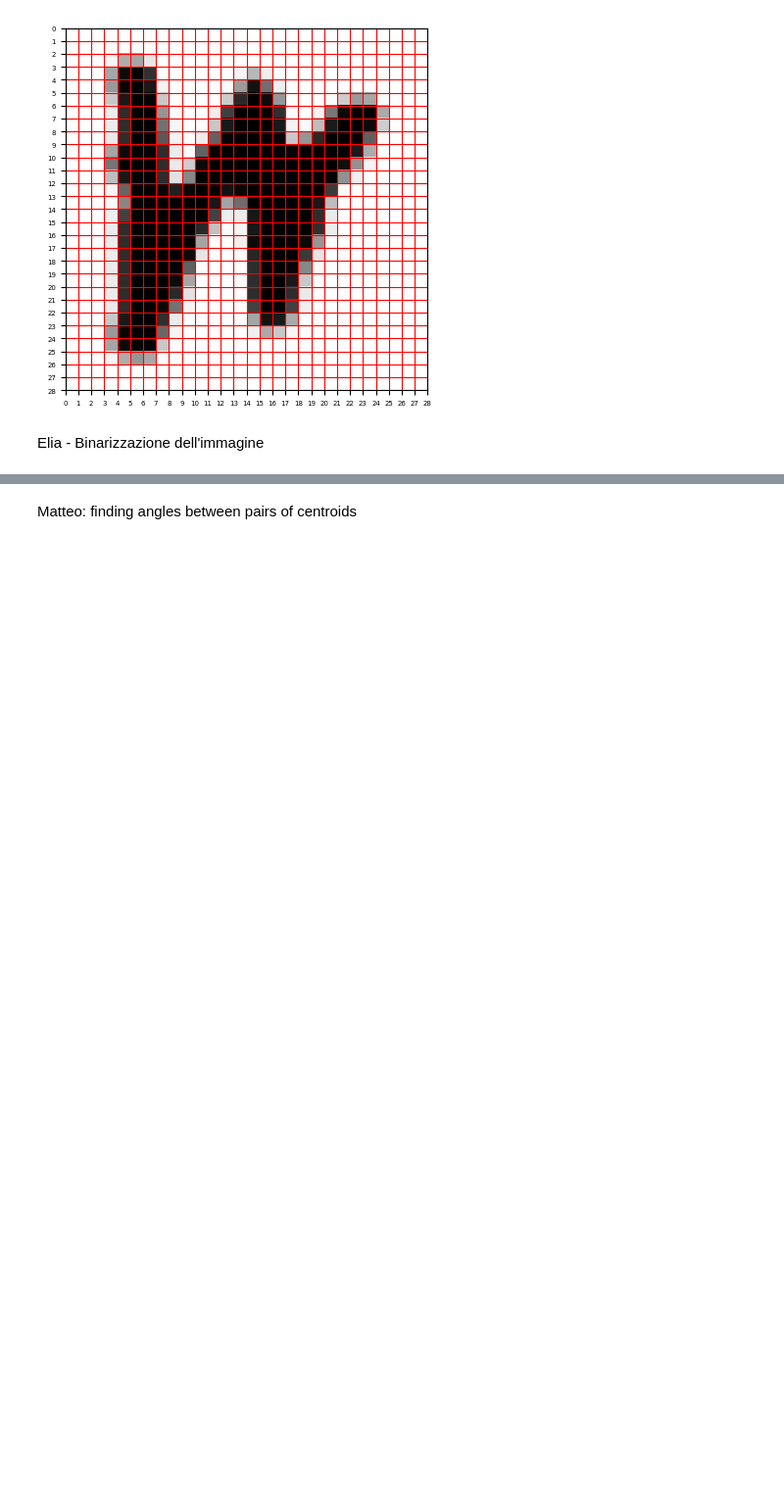
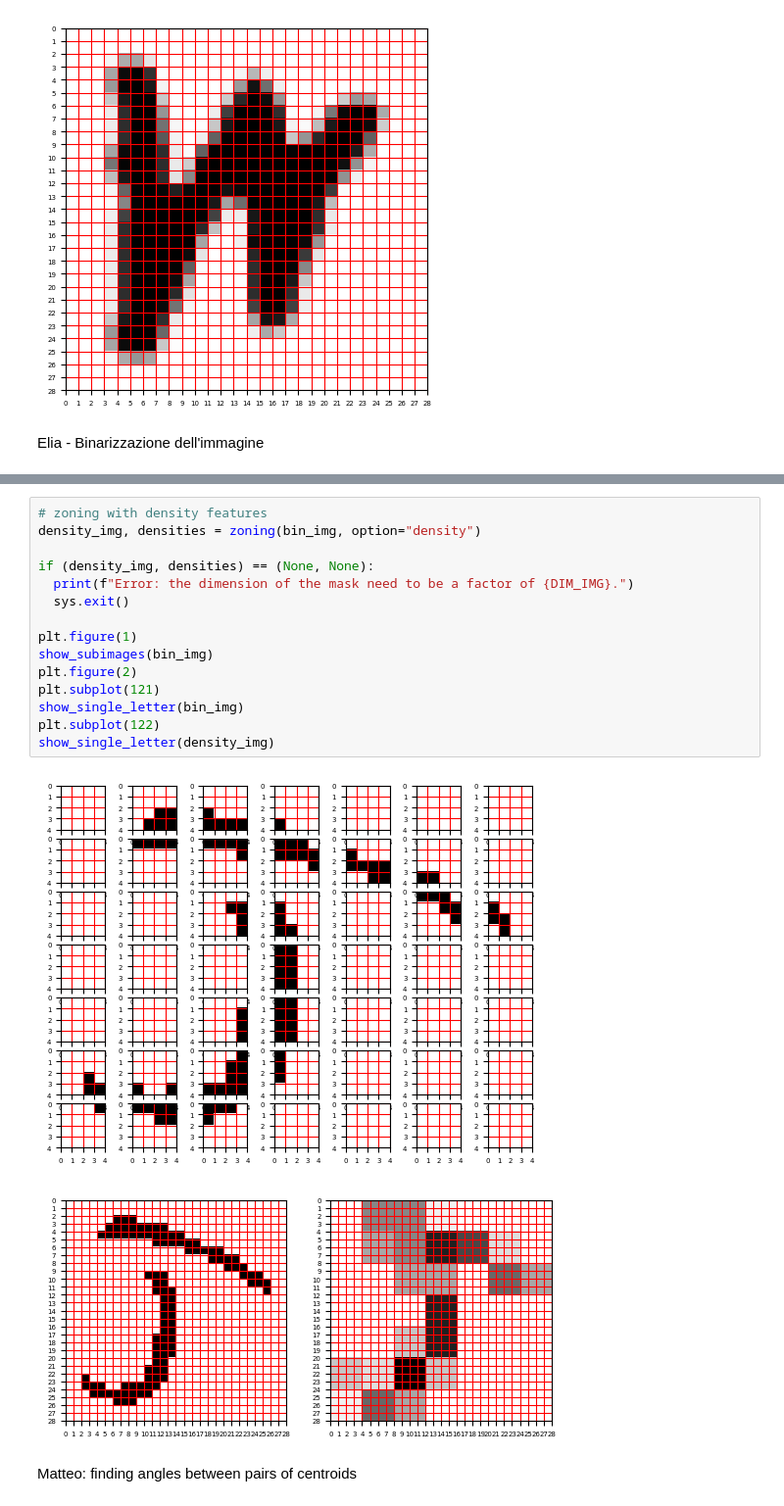
Before and after one commit to matteoturnu/ai-project, a Jupyter notebook: AI_project.ipynb, the cells around one changed output, grey strips where cells are left out. Shown at 98% size. Drawn from its saved outputs; the diff is of its cells as text; blank space fills up the shorter version.

```diff
--- a/AI_project.ipynb
+++ b/AI_project.ipynb
@@ -246,5 +263,23 @@ Centroids:
 [figure]
 [figure]
+# %%
+# zoning with density features
+density_img, densities = zoning(bin_img, option="density")
+
+if (density_img, densities) == (None, None):
+  print(f"Error: the dimension of the mask need to be a factor of {DIM_IMG}.")
+  sys.exit()
+
+plt.figure(1)
+show_subimages(bin_img)
+plt.figure(2)
+plt.subplot(121)
+show_single_letter(bin_img)
+plt.subplot(122)
+show_single_letter(density_img)
+# %% [output]
+[figure, added]
+[figure, added]
 # %% [markdown]
 Matteo: finding angles between pairs of centroids
 # %%
```
Also changed, not shown: parts of 9 cells of this notebook.
